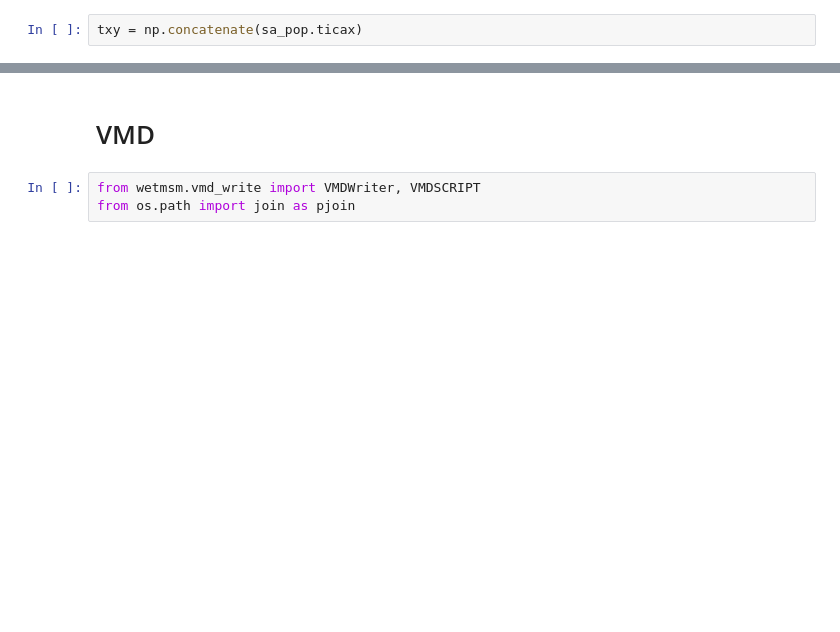
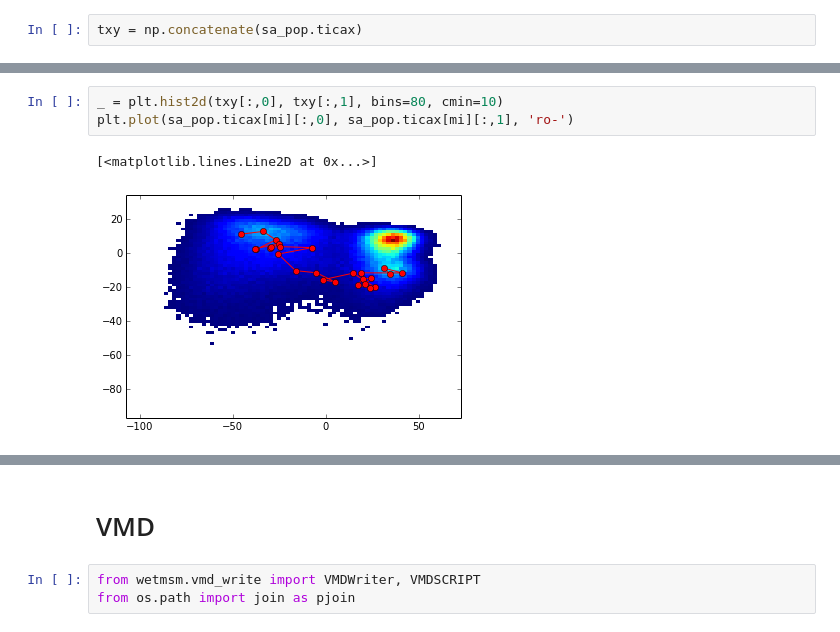
Before and after one commit to mpharrigan/wetmsm, a Jupyter notebook: ipython/gpcr/2rh1/hoh/1-gpcr_hoh_load.ipynb, the cells around one changed output, grey strips where cells are left out. Cells and saved outputs as stored; diff of their text form; blank space fills up the shorter version.

```diff
--- a/ipython/gpcr/2rh1/hoh/1-gpcr_hoh_load.ipynb
+++ b/ipython/gpcr/2rh1/hoh/1-gpcr_hoh_load.ipynb
@@ -85,3 +99,9 @@ plt.plot(sa_pop.ticax[1848][:,0], sa_pop.ticax[1848][:,1], 'ro-')
+# %%
+_ = plt.hist2d(txy[:,0], txy[:,1], bins=80, cmin=10)
+plt.plot(sa_pop.ticax[mi][:,0], sa_pop.ticax[mi][:,1], 'ro-')
+# %% [output]
+[<matplotlib.lines.Line2D at 0x...>]
+[figure, added]
 # %%
 num = 0
 for i, tx in enumerate(sa_pop.ticax):
```
Also changed, not shown: parts of 13 cells of this notebook, 8 other files.
